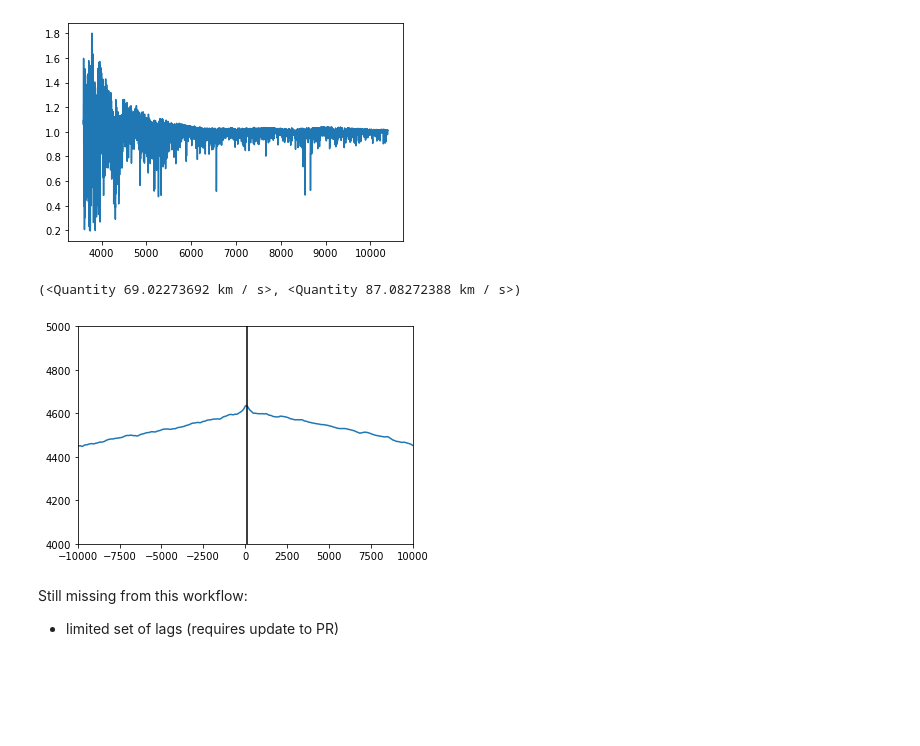
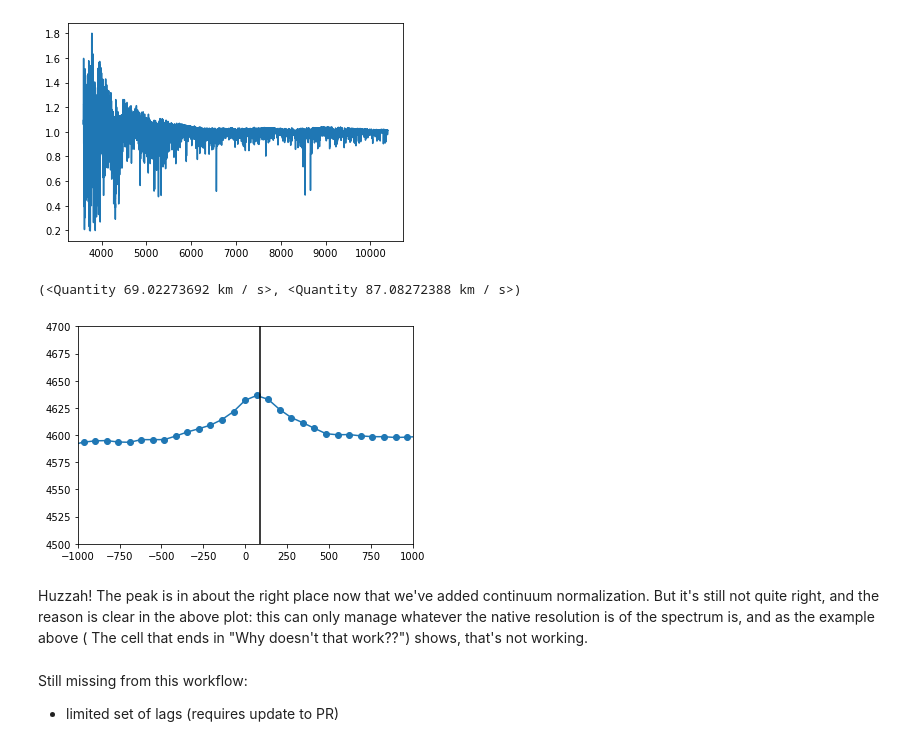
Before and after one commit to eteq/specutils, a Jupyter notebook: docs/Stellar cross-correlation.ipynb, the cells around one changed output. Drawn from its saved outputs; the diff is of its cells as text; code cells hidden in the pictures; blank space fills up the shorter version.

```diff
--- a/docs/Stellar cross-correlation.ipynb
+++ b/docs/Stellar cross-correlation.ipynb
@@ -212,14 +214,16 @@ plt.step(templ_contnorm.wavelength, templ_contnorm.flux);
 [figure]
 # %%
 corr, lags = template_correlate(brightspec_contnorm, templ_contnorm)
-plt.plot(lags, corr)
+plt.plot(lags, corr, 'o-')
 plt.axvline(brightspec.radial_velocity.value,c = 'k')
-plt.xlim(-10000, 10000)
-plt.ylim(4000, 5000)
+plt.xlim(-1000, 1000)
+plt.ylim(4500, 4700)
 lags[np.argmax(corr)], brightspec.radial_velocity
 # %% [output]
 (<Quantity 69.02273692 km / s>, <Quantity 87.08272388 km / s>)
-[figure, old version]
+[figure, new version]
+# %% [markdown]
+Huzzah!  The peak is in about the right place now that we've added continuum normalization.  But it's still not quite right, and the reason is clear in the above plot: this can only manage whatever the native resolution is of the spectrum is, and as the example above ( The cell that ends in "Why doesn't that work??") shows, that's not working.
 # %% [markdown]
 Still missing from this workflow:
 
```
Also changed, not shown: parts of 2 cells of this notebook.
